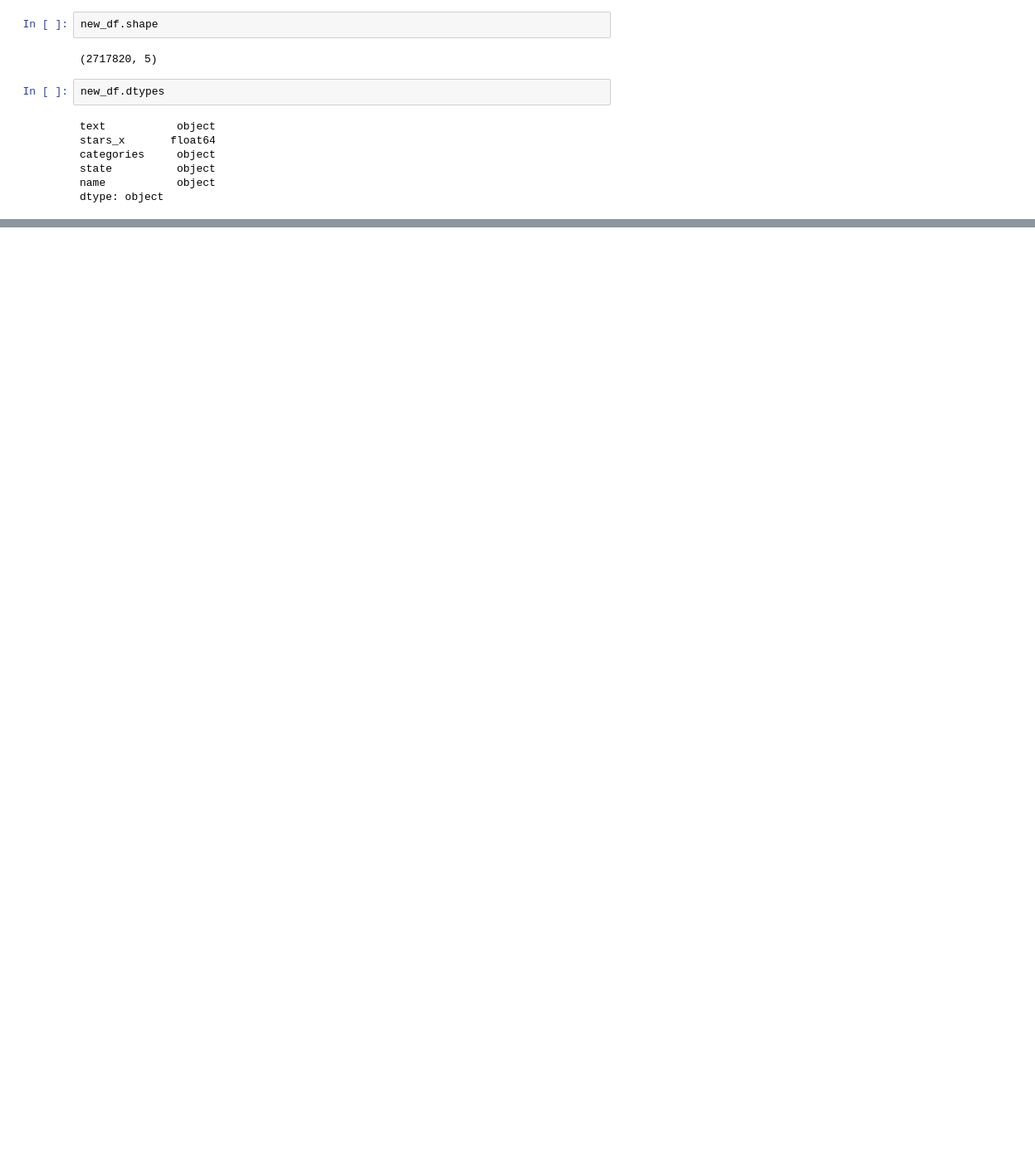
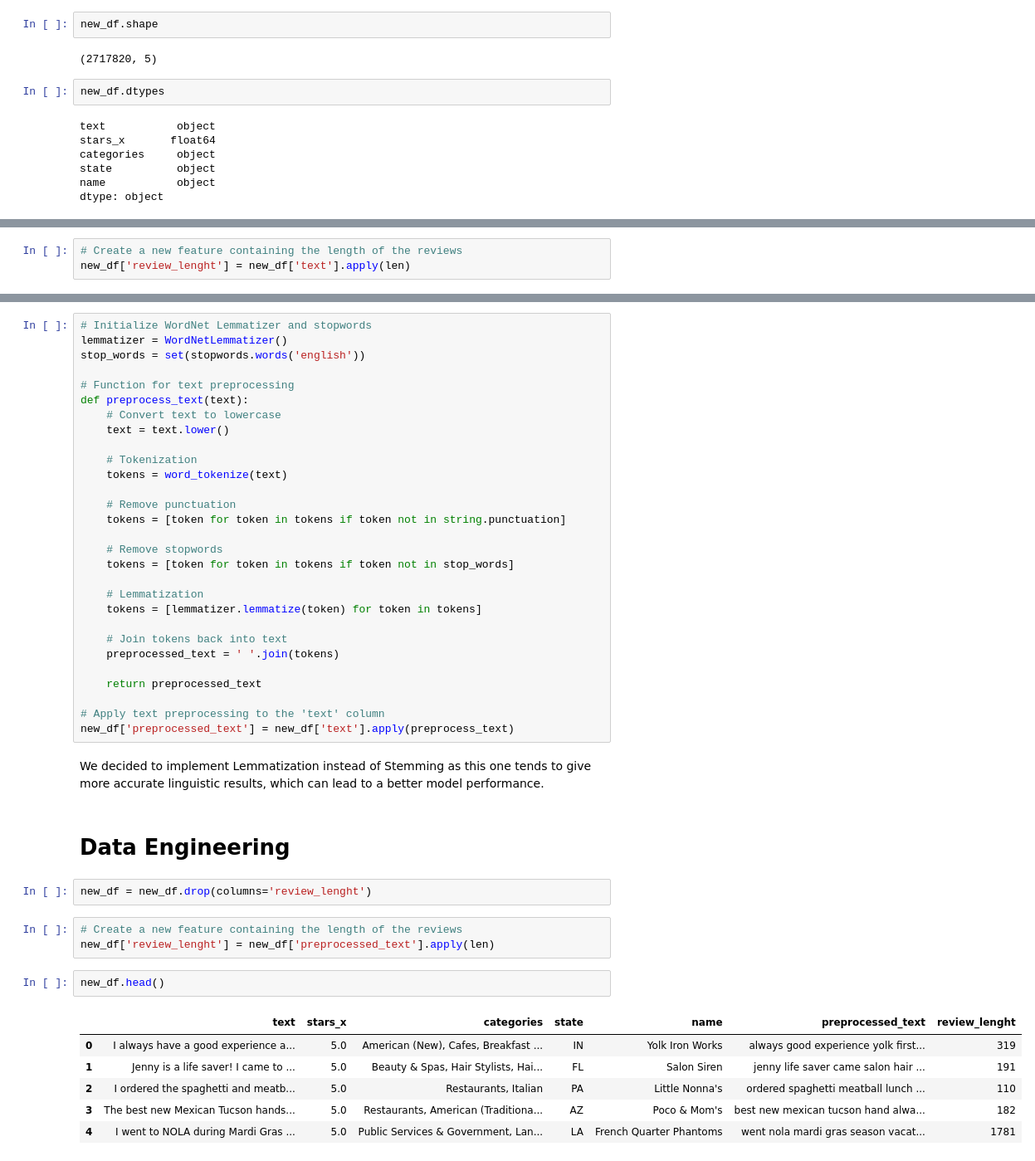
Before and after one commit to dars180602/Sentiment-Analysis-Interface, a Jupyter notebook: main.ipynb, the cells around one changed output, grey strips where cells are left out. Shown at 83% size. Drawn from its saved outputs; the diff is of its cells as text; blank space fills up the shorter version.

Commit message:
Add files via upload
- Start point of the EDA and preprocessing jobs.

```diff
--- a/main.ipynb
+++ b/main.ipynb
@@ -255,0 +258,3 @@ dtype: object
+# %%
+# Create a new feature containing the length of the reviews
+new_df['review_lenght'] = new_df['text'].apply(len)
@@ -255,0 +294,47 @@ dtype: object
+# %%
+# Initialize WordNet Lemmatizer and stopwords
+lemmatizer = WordNetLemmatizer()
+stop_words = set(stopwords.words('english'))
+
+# Function for text preprocessing
+def preprocess_text(text):
+    # Convert text to lowercase
+    text = text.lower()
+
+    # Tokenization
+    tokens = word_tokenize(text)
+
+    # Remove punctuation
+    tokens = [token for token in tokens if token not in string.punctuation]
+
+    # Remove stopwords
+    tokens = [token for token in tokens if token not in stop_words]
+
+    # Lemmatization
+    tokens = [lemmatizer.lemmatize(token) for token in tokens]
+
+    # Join tokens back into text
+    preprocessed_text = ' '.join(tokens)
+
+    return preprocessed_text
+
+# Apply text preprocessing to the 'text' column
+new_df['preprocessed_text'] = new_df['text'].apply(preprocess_text)
+# %% [markdown]
+We decided to implement Lemmatization instead of Stemming as this one tends to give more accurate linguistic results, which can lead to a better model performance.
+# %% [markdown]
+# Data Engineering
+# %%
+new_df = new_df.drop(columns='review_lenght')
+# %%
+# Create a new feature containing the length of the reviews
+new_df['review_lenght'] = new_df['preprocessed_text'].apply(len)
+# %%
+new_df.head()
+# %% [output]
+|  | text | stars_x | categories | state | name | preprocessed_text | review_lenght |
+| 0 | I always have a good experience a... | 5.0 | American (New), Cafes, Breakfast ... | IN | Yolk Iron Works | always good experience yolk first... | 319 |
+| 1 | Jenny is a life saver! I came to ... | 5.0 | Beauty & Spas, Hair Stylists, Hai... | FL | Salon Siren | jenny life saver came salon hair ... | 191 |
+| 2 | I ordered the spaghetti and meatb... | 5.0 | Restaurants, Italian | PA | Little Nonna's | ordered spaghetti meatball lunch ... | 110 |
+| 3 | The best new Mexican Tucson hands... | 5.0 | Restaurants, American (Traditiona... | AZ | Poco & Mom's | best new mexican tucson hand alwa... | 182 |
+| 4 | I went to NOLA during Mardi Gras ... | 5.0 | Public Services & Government, Lan... | LA | French Quarter Phantoms | went nola mardi gras season vacat... | 1781 |
```
Also changed, not shown: parts of 4 cells of this notebook.
